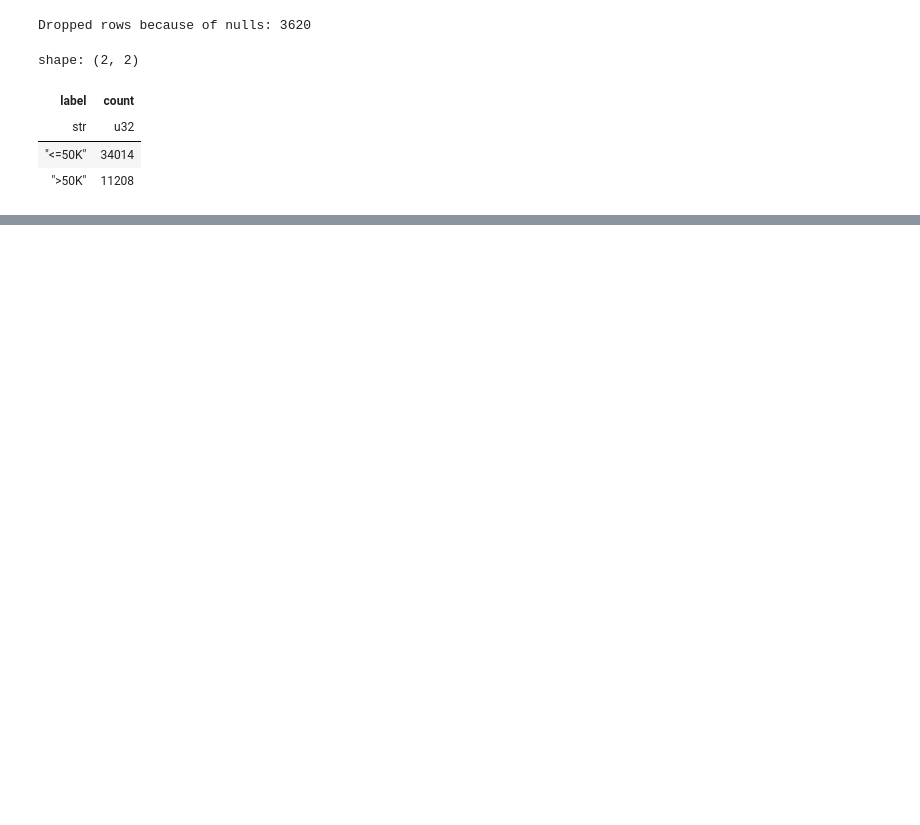
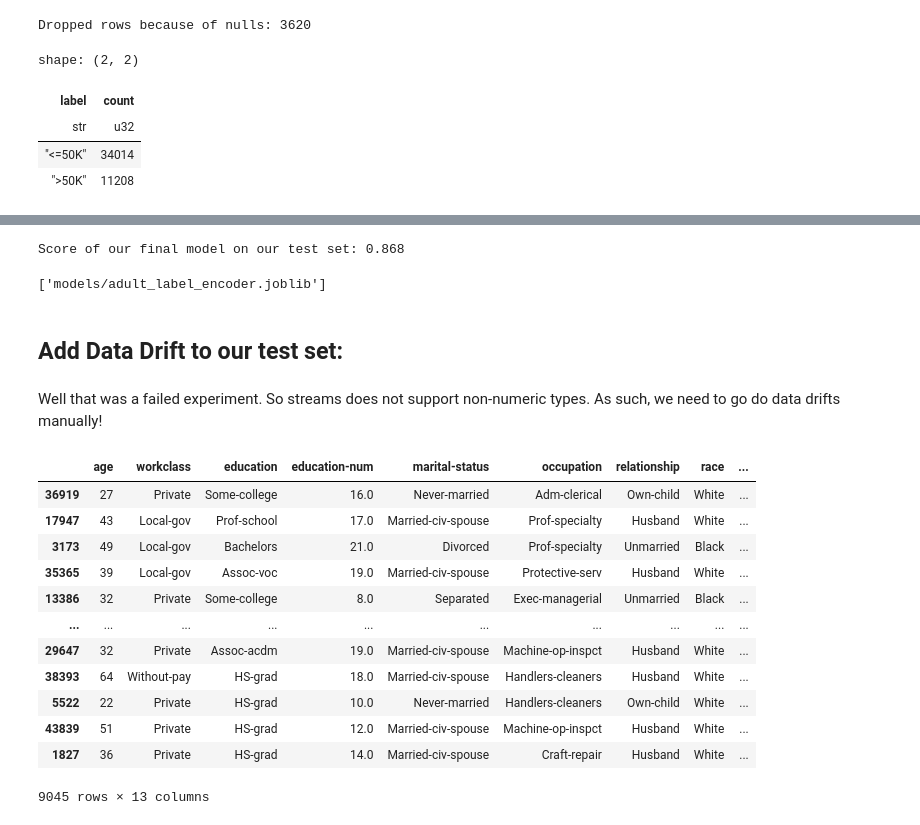
Before and after one commit to sharyar/automatic-potato, a Jupyter notebook: 01_adult_dataset.ipynb, the cells around one changed output, grey strips where cells are left out. Drawn from its saved outputs; the diff is of its cells as text; code cells hidden in the pictures; blank space fills up the shorter version.

```diff
--- a/01_adult_dataset.ipynb
+++ b/01_adult_dataset.ipynb
@@ -159,0 +141,39 @@ print(results)
+# %%
+# We can see that our Xgboost classifier performs the best. Lets use that with a training and test set.
+# We will then mutate the test set with drift to see how it affects the performance of our model!
+
+# We will need the label encoder later!
+label_encoder = LabelEncoder().fit(y)
+
+y_encoded = label_encoder.transform(y)
+
+X_train, X_test, y_train, y_test = train_test_split(X, y_encoded, test_size=0.2, random_state=42, stratify=y_encoded)
+transformation_steps = [
+    ("cat", OneHotEncoder(handle_unknown="ignore"), cat_columns),
+    ("num", MinMaxScaler(), num_columns)
+]
+model = XGBClassifier()
+column_transformer = ColumnTransformer(transformers=transformation_steps)
+
+pipeline = Pipeline(steps=[
+    ('col_transformer', column_transformer),
+    ('model', model)
+])
+
+pipeline.fit(X_train, y_train)
+score = pipeline.score(X_test, y_test)
+print(f"Score of our final model on our test set: {score:.3f}")
+
+# X_test.to_csv("data/x_adult_test_stream.csv", index=False)
+# pd.DataFrame(y_test).to_csv("data/y_adult_test_stream.csv", index=False)
+# %% [output]
+Score of our final model on our test set: 0.868
+# %%
+import pickle
+from joblib import dump, load
+dump (pipeline, "models/adult_pipeline.joblib")
+dump (label_encoder, "models/adult_label_encoder.joblib")
+# %% [output]
+['models/adult_label_encoder.joblib']
+# %% [markdown]
+## Add Data Drift to our test set:
@@ -159,0 +195,32 @@ print(results)
+# %% [markdown]
+Well that was a failed experiment. So streams does not support non-numeric types. As such, we need to go do data drifts manually!
+# %%
+rng = np.random.default_rng(42)
+
+# Introduce drift to our test set to see how our model performs on it first:
+# We will do this by introducng gaussian noise to the numerical columns of our test set.
+
+# Select a subset of the numerical columns to introduce drift to:
+drift_columns = num_columns[1:3] # We will introduce drift to the second and third numerical columns
+
+# This will essentially change P(X)
+X_test_drifted = X_test.copy()
+for col in drift_columns:
+    mean_col = X_test_drifted[col].mean()
+    X_test_drifted[col] += np.round(rng.normal(mean_col/2, mean_col/3, size=len(X_test_drifted)))
+# %%
+X_test_drifted
+# %% [output]
+|  | age | workclass | education | education-num | marital-status | occupation | relationship | race | ... |
+| 36919 | 27 | Private | Some-college | 16.0 | Never-married | Adm-clerical | Own-child | White | ... |
+| 17947 | 43 | Local-gov | Prof-school | 17.0 | Married-civ-spouse | Prof-specialty | Husband | White | ... |
+| 3173 | 49 | Local-gov | Bachelors | 21.0 | Divorced | Prof-specialty | Unmarried | Black | ... |
+| 35365 | 39 | Local-gov | Assoc-voc | 19.0 | Married-civ-spouse | Protective-serv | Husband | White | ... |
+| 13386 | 32 | Private | Some-college | 8.0 | Separated | Exec-managerial | Unmarried | Black | ... |
+| ... | ... | ... | ... | ... | ... | ... | ... | ... | ... |
+| 29647 | 32 | Private | Assoc-acdm | 19.0 | Married-civ-spouse | Machine-op-inspct | Husband | White | ... |
+| 38393 | 64 | Without-pay | HS-grad | 18.0 | Married-civ-spouse | Handlers-cleaners | Husband | White | ... |
+| 5522 | 22 | Private | HS-grad | 10.0 | Never-married | Handlers-cleaners | Own-child | White | ... |
+| 43839 | 51 | Private | HS-grad | 12.0 | Married-civ-spouse | Machine-op-inspct | Husband | White | ... |
+| 1827 | 36 | Private | HS-grad | 14.0 | Married-civ-spouse | Craft-repair | Husband | White | ... |
+9045 rows × 13 columns
```
Also changed, not shown: parts of 44 cells of this notebook, 3 other files.
